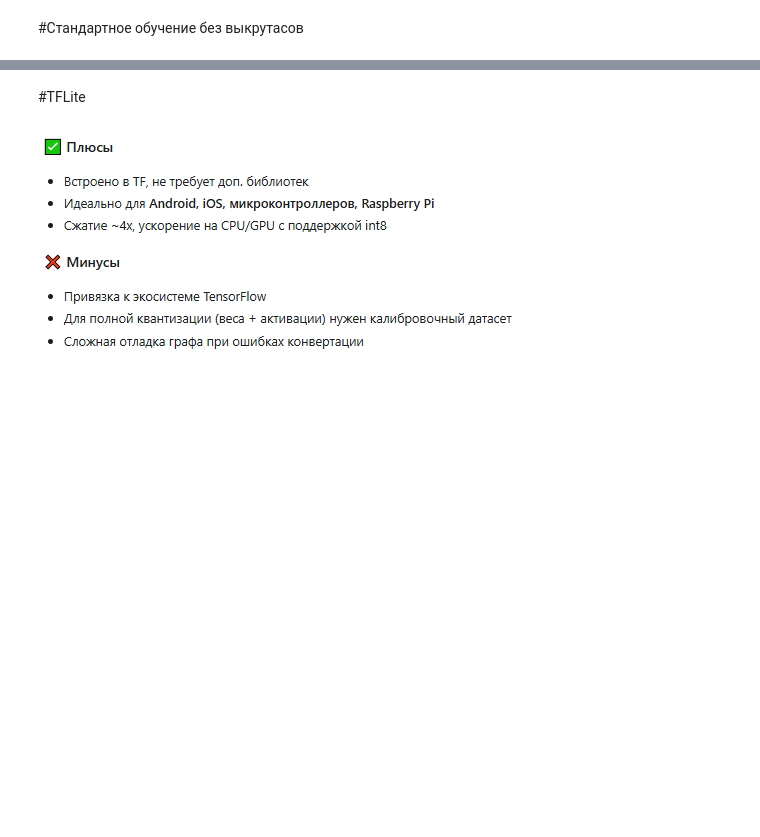
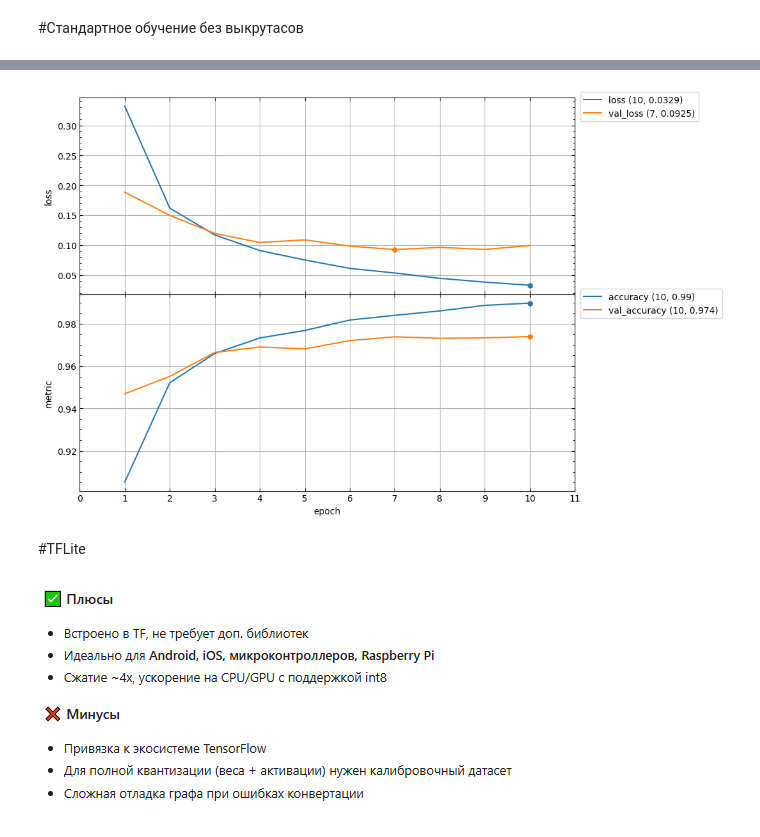
Before and after one commit to MinyaevAndrey/MYPETS, a Jupyter notebook: TensorFlow_Model_Optimization_Toolkit.ipynb, the cells around one changed output, grey strips where cells are left out. Cells and saved outputs as stored; diff of their text form; code cells hidden in the pictures; blank space fills up the shorter version.

```diff
--- a/TensorFlow_Model_Optimization_Toolkit.ipynb
+++ b/TensorFlow_Model_Optimization_Toolkit.ipynb
@@ -29,8 +32,10 @@ def delDir(dir_str):
 
 def get_mnist_model():
     inputs    = tf.keras.layers.Input(shape=(28 * 28,))
-    features  = tf.keras.layers.Dense(512, activation="relu")(inputs)
-    features  = tf.keras.layers.Dropout(0.5)(features)
+    features  = tf.keras.layers.Dense(64, activation="relu")(inputs)
+    # features  = tf.keras.layers.Dropout(0.5)(features)
+    features  = tf.keras.layers.Dense(64, activation="relu")(inputs)
+    # features  = tf.keras.layers.Dropout(0.5)(features)
     outputs   = tf.keras.layers.Dense(10, activation="softmax")(features)
     model     = tf.keras.models.Model(inputs, outputs)
     return model
@@ -43,10 +48,10 @@ model.compile(
     loss="sparse_categorical_crossentropy",
     metrics=["accuracy"],
 )
-model.fit(
+history = model.fit(
     train_images,
     train_labels,
-    epochs=3,
+    epochs=10,
     validation_data=(val_images, val_labels),
 )
 test_metrics = model.evaluate(test_images, test_labels)
@@ -62,0 +79,5 @@ Epoch 3/3
+# %%
+from lcurvetools import lcurves_by_history
+lcurves_by_history(history.history, figsize=(10, 8));
+# %% [output]
+[figure, added]
```
Also changed, not shown: parts of 4 cells of this notebook.
